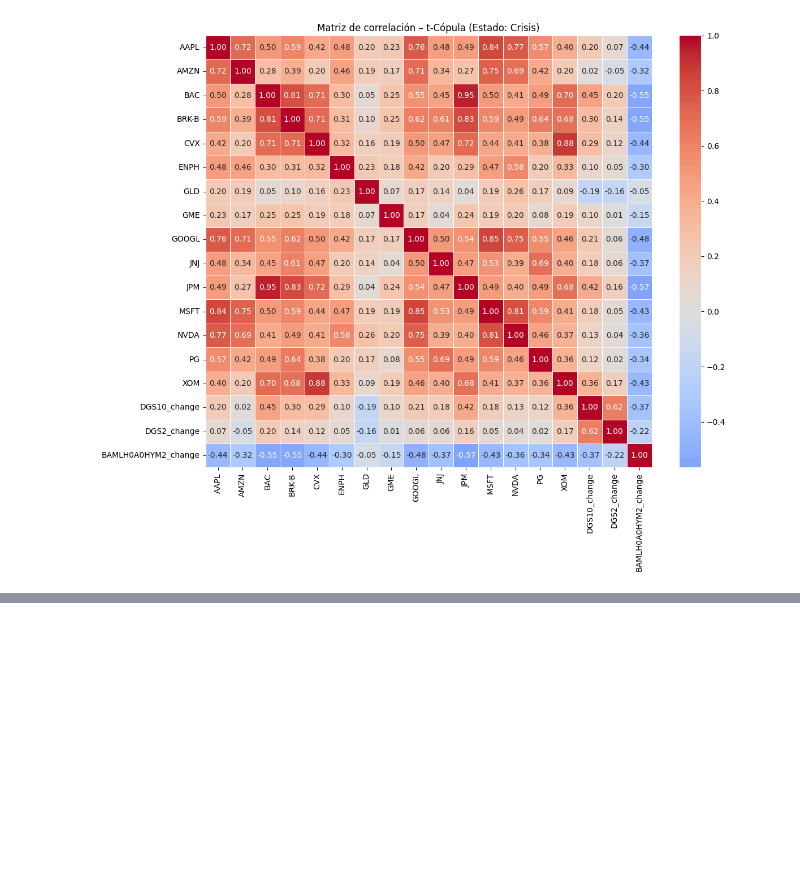
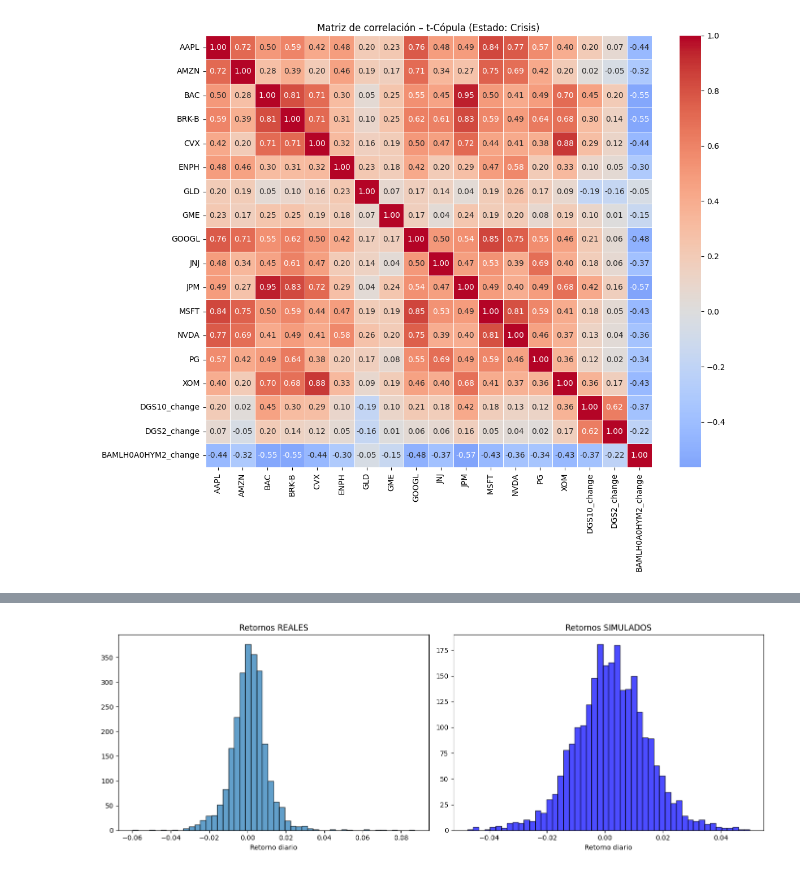
Before and after one commit to NataliaSJO/Practica-MIAX-gestion-de-riesgos, a Jupyter notebook: notebook_E2.ipynb, the cells around one changed output, grey strips where cells are left out. Cells and saved outputs as stored; diff of their text form; code cells hidden in the pictures; blank space fills up the shorter version.

```diff
--- a/notebook_E2.ipynb
+++ b/notebook_E2.ipynb
@@ -948,0 +1180,18 @@ plt.show()
+# %%
+fig, axes = plt.subplots(1, 2, figsize=(14, 5))
+
+# Retornos reales
+axes[0].hist(retornos_cartera_real.dropna(), bins=50, alpha=0.7, edgecolor='black')
+axes[0].set_title('Retornos REALES')
+axes[0].set_xlabel('Retorno diario')
+
+# Retornos simulados
+retornos_sim_flat = (resultados['retornos'] * pesos).sum(axis=2).flatten()
+axes[1].hist(retornos_sim_flat, bins=50, alpha=0.7, color='blue', edgecolor='black')
+axes[1].set_title('Retornos SIMULADOS')
+axes[1].set_xlabel('Retorno diario')
+
+plt.tight_layout()
+plt.show()
+# %% [output]
+[figure, added]
```
Also changed, not shown: parts of 52 cells of this notebook.
